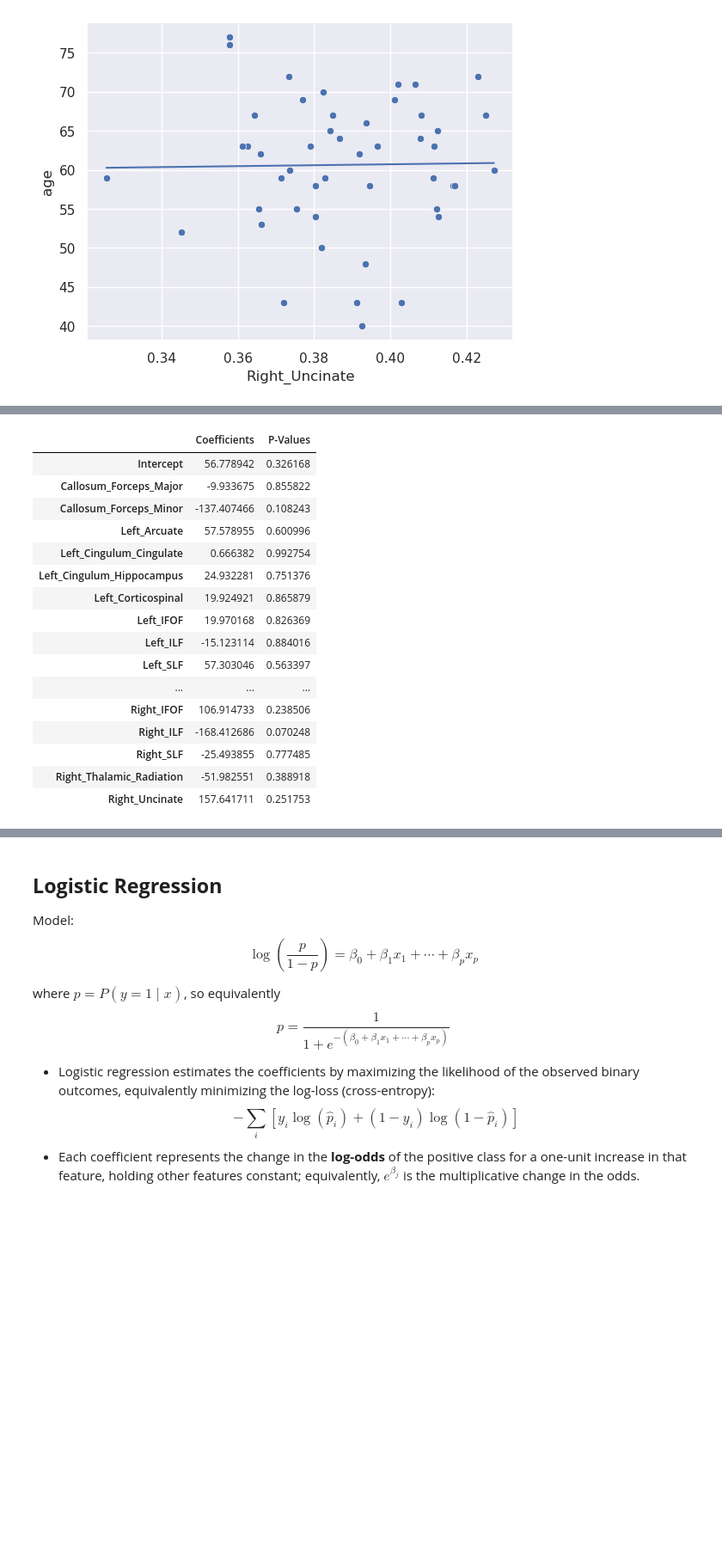
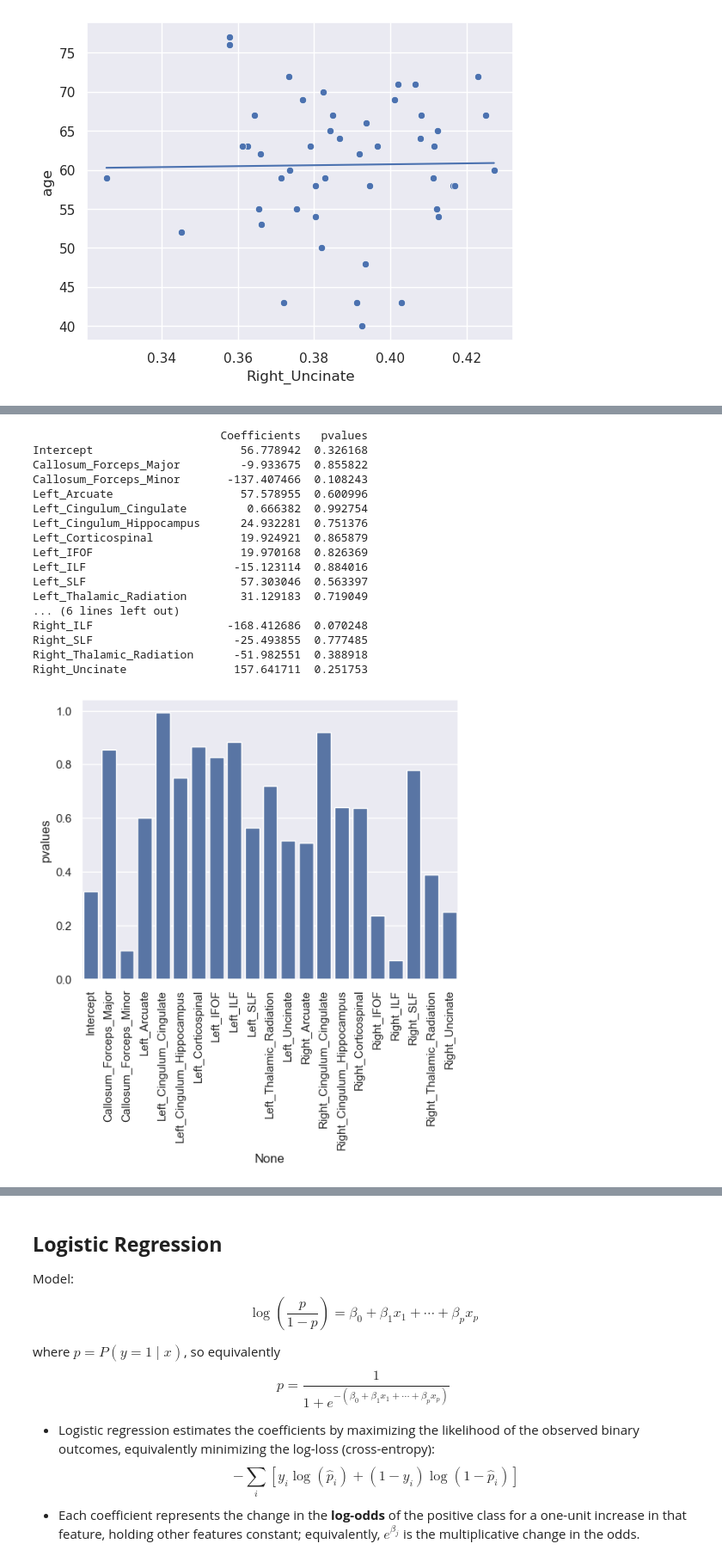
Before and after one commit to lsmixson/biost506, a Jupyter notebook: 07_regression.ipynb, the cells around one changed output, grey strips where cells are left out. Shown at 86% size. Drawn from its saved outputs; the diff is of its cells as text; code cells hidden in the pictures; blank space fills up the shorter version.

```diff
--- a/07_regression.ipynb
+++ b/07_regression.ipynb
@@ -190,23 +204,27 @@ Covariance Type:            nonrobust
 
 Notes:
 [1] Standard Errors assume that the covariance matrix of the errors is correctly specified.
-# %%
-pd.DataFrame({"Coefficients": model_fit.params, "P-Values": model_fit.pvalues})
-# %% [output]
-|  | Coefficients | P-Values |
-| Intercept | 56.778942 | 0.326168 |
-| Callosum_Forceps_Major | -9.933675 | 0.855822 |
-| Callosum_Forceps_Minor | -137.407466 | 0.108243 |
-| Left_Arcuate | 57.578955 | 0.600996 |
-| Left_Cingulum_Cingulate | 0.666382 | 0.992754 |
-| Left_Cingulum_Hippocampus | 24.932281 | 0.751376 |
-| Left_Corticospinal | 19.924921 | 0.865879 |
-| Left_IFOF | 19.970168 | 0.826369 |
-| Left_ILF | -15.123114 | 0.884016 |
-| Left_SLF | 57.303046 | 0.563397 |
-| ... | ... | ... |
-| Right_IFOF | 106.914733 | 0.238506 |
-| Right_ILF | -168.412686 | 0.070248 |
-| Right_SLF | -25.493855 | 0.777485 |
-| Right_Thalamic_Radiation | -51.982551 | 0.388918 |
-| Right_Uncinate | 157.641711 | 0.251753 |
+# %%
+output_coef = pd.DataFrame({"Coefficients": model_fit.params, "pvalues": model_fit.pvalues}) # can add features like beta parameters and p values
+print(output_coef)
+sns.barplot(x=output_coef.index, y=output_coef.pvalues)
+plt.xticks(rotation = 90);
+# %% [output]
+                            Coefficients   pvalues
+Intercept                      56.778942  0.326168
+Callosum_Forceps_Major         -9.933675  0.855822
+Callosum_Forceps_Minor       -137.407466  0.108243
+Left_Arcuate                   57.578955  0.600996
+Left_Cingulum_Cingulate         0.666382  0.992754
+Left_Cingulum_Hippocampus      24.932281  0.751376
+Left_Corticospinal             19.924921  0.865879
+Left_IFOF                      19.970168  0.826369
+Left_ILF                      -15.123114  0.884016
+Left_SLF                       57.303046  0.563397
+Left_Thalamic_Radiation        31.129183  0.719049
+... (6 lines left out)
+Right_ILF                    -168.412686  0.070248
+Right_SLF                     -25.493855  0.777485
+Right_Thalamic_Radiation      -51.982551  0.388918
+Right_Uncinate                157.641711  0.251753
+[figure, added]
```
Also changed, not shown: parts of 7 cells of this notebook.
